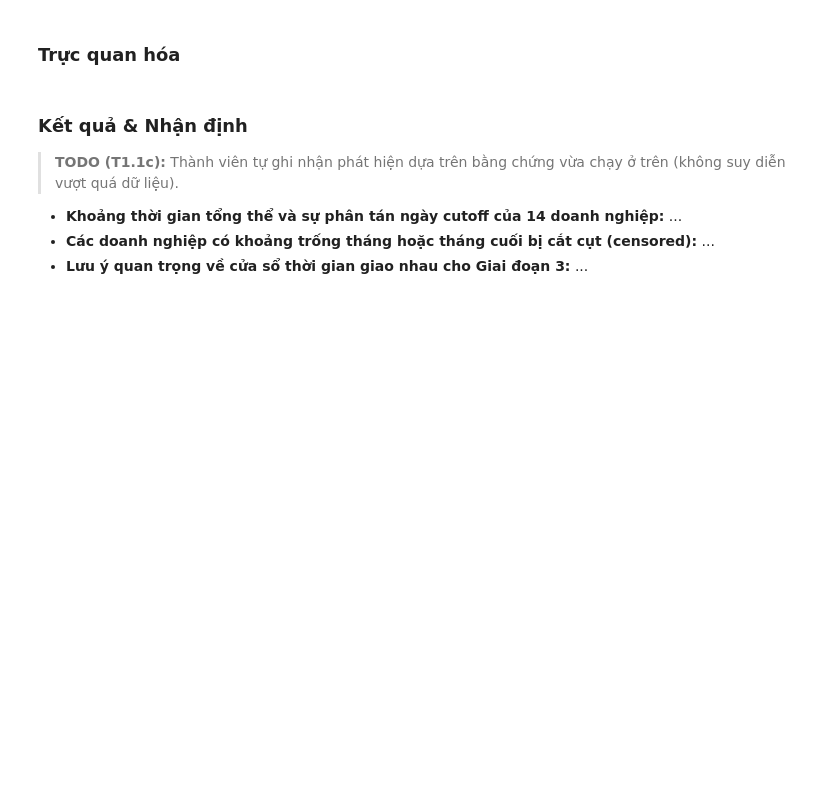
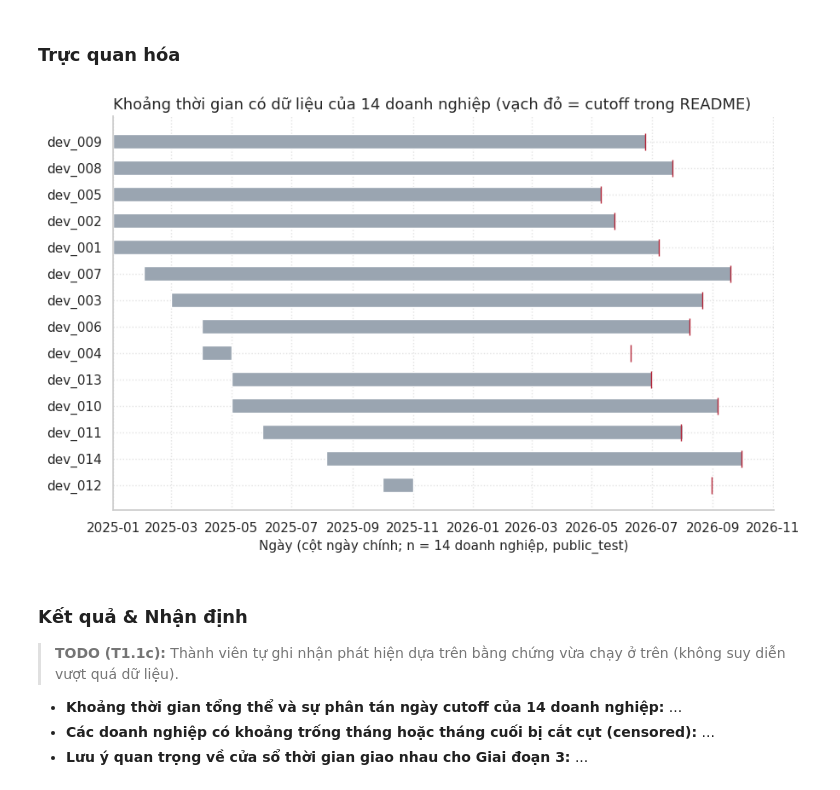
Before and after one commit to itsanhkhoi12/data-visualization-uth, a Jupyter notebook: notebook/01_dataset_discovery.ipynb, the cells around one changed output. Saved outputs shown, nothing was run; the diff lists cells and outputs as text; code cells hidden in the pictures; blank space fills up the shorter version.

```diff
--- a/notebook/01_dataset_discovery.ipynb
+++ b/notebook/01_dataset_discovery.ipynb
@@ -376,0 +512,10 @@ Tổng hợp thành `objects_inventory_df` (lưu `PHASE1_TABLES_DIR / 'objects_i
+# %%
+for st in ["csv", "xlsx", "sqlite"]:
+    sub = data_files_df[data_files_df["source_type"] == st]
+    if sub.empty:
+        print(st, "-> không có file"); continue
+    p = Path(sub.iloc[0]["absolute_path"])
+    fn = {"csv": inspect_csv, "xlsx": inspect_workbook_fast, "sqlite": inspect_sqlite}[st]
+    res = fn(p)
+    print("====", st, p.name, "->", type(res))
+    print(res if not hasattr(res, "__dict__") else vars(res))
@@ -446,3 +838,17 @@ temporal_coverage_df = pd.DataFrame()
 # %%
-# TODO (T1.1c — Bước 4: Đối chiếu với cutoff trong `README.md` và lưu `temporal_coverage.csv`)
-# TODO: Đối chiếu max_date thực tế với ngày cutoff trong readme_metadata_df và lưu CSV
+t = temporal_coverage_df.merge(readme_metadata_df[["business_id", "readme_cutoff_date"]], on="business_id", how="left")
+t["max_dt"] = pd.to_datetime(t["max_date"]); t["cutoff_dt"] = pd.to_datetime(t["readme_cutoff_date"])
+t["gap_days_to_cutoff"] = (t["cutoff_dt"] - t["max_dt"]).dt.days
+t["cutoff_check"] = np.select(
+    [t["gap_days_to_cutoff"] == 0, t["gap_days_to_cutoff"] > 0, t["gap_days_to_cutoff"] < 0],
+    ["khớp cutoff", "max_date < cutoff (cuối kỳ không có sự kiện)", "max_date > cutoff (CẦN KIỂM TRA)"],
+    default="thiếu dữ liệu")
+t["last_month_partial"] = t["cutoff_dt"].apply(
+    lambda d: bool(d.day != monthrange(d.year, d.month)[1]) if pd.notna(d) else None)
+temporal_coverage_df = t.drop(columns=["max_dt", "cutoff_dt"])
+temporal_coverage_df.to_csv(PHASE1_TABLES_DIR / "temporal_coverage.csv", index=False, encoding="utf-8-sig")
+date_profiles_df.to_csv(PHASE1_TABLES_DIR / "date_field_profiles.csv", index=False, encoding="utf-8-sig")
+
+display(temporal_coverage_df[["business_id", "min_date", "max_date", "readme_cutoff_date", "gap_days_to_cutoff",
+                              "cutoff_check", "active_days", "span_days", "coverage_ratio", "n_missing_months", "last_month_partial"]])
+print("Cửa sổ chung của cả 14 doanh nghiệp:", temporal_coverage_df.min_date.max(), "->", temporal_coverage_df.max_date.min())
@@ -449,9 +872,20 @@ temporal_coverage_df = pd.DataFrame()
 # %% [markdown]
 ### Trực quan hóa
 # %%
-# TODO (T1.1c — Trực quan hóa)
-# Thử nghiệm biểu đồ đường thời gian dạng Gantt / thanh khoảng thời gian (`min_date` đến `max_date`) cho 14 doanh nghiệp và/hoặc heatmap hiện diện theo tháng (2025–2026).
-# Lưu ý: Không sử dụng biểu đồ 3D hoặc hai trục tung (dual axis); biểu đồ cột bắt đầu từ 0.
+d = temporal_coverage_df.dropna(subset=["min_date"]).sort_values("min_date", ascending=False).reset_index(drop=True)
+fig, ax = plt.subplots(figsize=(10, 6))
+for i, r in d.iterrows():
+    s, e = pd.to_datetime(r.min_date), pd.to_datetime(r.max_date)
+    ax.barh(i, (e - s).days + 1, left=s, color=COLOR_GRAY, height=0.55)
+    if pd.notna(r.readme_cutoff_date):
+        ax.plot(pd.to_datetime(r.readme_cutoff_date), i, marker="|", color=COLOR_ACCENT_RED, markersize=14)
+ax.set_yticks(range(len(d))); ax.set_yticklabels(d.business_id)
+ax.set_title("Khoảng thời gian có dữ liệu của 14 doanh nghiệp (vạch đỏ = cutoff trong README)")
+ax.set_xlabel("Ngày (cột ngày chính; n = 14 doanh nghiệp, public_test)")
+fig.savefig(PHASE1_FIGURES_DIR / "temporal_coverage_gantt.png")
+plt.show()
+# %% [output]
+[figure, added]
 # %% [markdown]
 ### Kết quả & Nhận định
 
```
Also changed, not shown: parts of 16 cells of this notebook.
